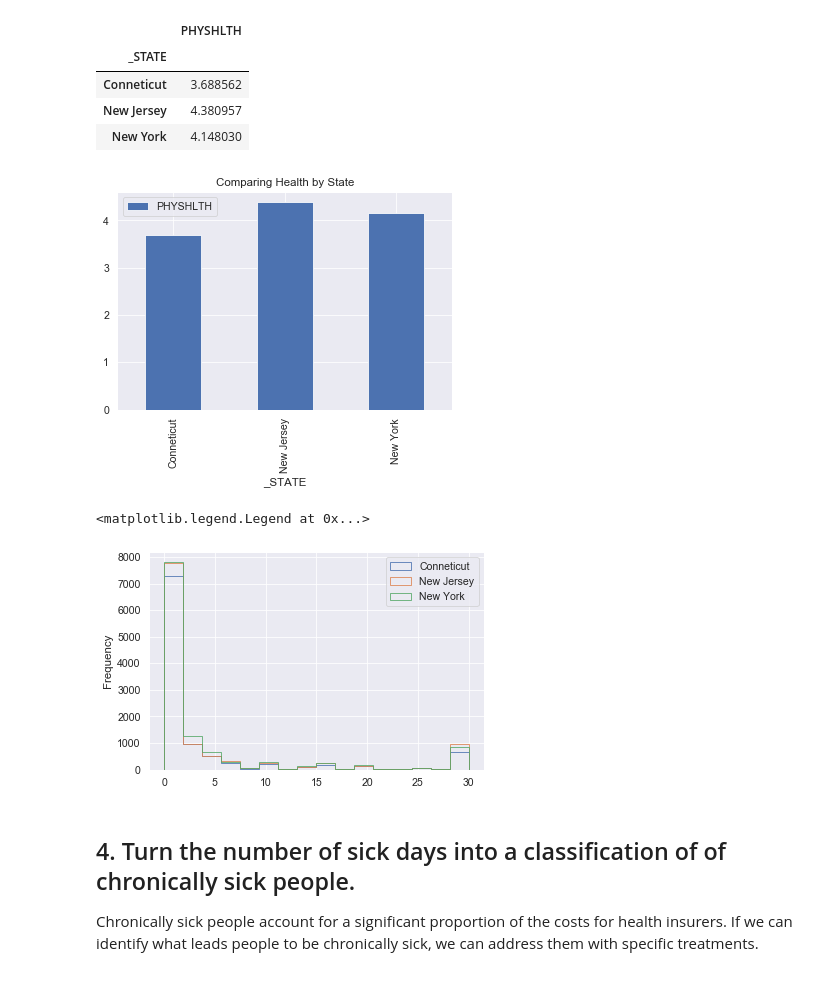
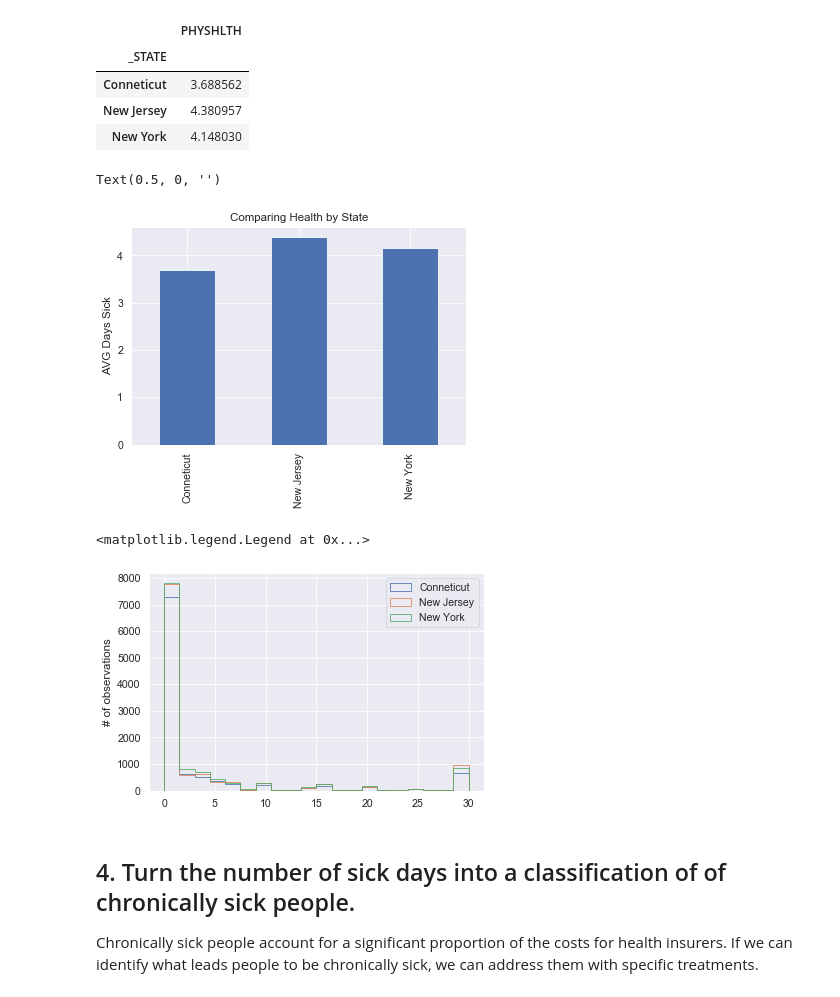
Before and after one commit to Ahila700/nyc-ds-033020-lectures, a Jupyter notebook: Mod_1/STATS_case_study/Stats_project.ipynb, the cells around one changed output. Saved outputs shown, nothing was run; the diff lists cells and outputs as text; code cells hidden in the pictures.

```diff
--- a/Mod_1/STATS_case_study/Stats_project.ipynb
+++ b/Mod_1/STATS_case_study/Stats_project.ipynb
@@ -121,19 +117,23 @@ df.groupby('_STATE').agg({'PHYSHLTH' : 'mean'})
 | New Jersey | 4.380957 |
 | New York | 4.148030 |
 # %%
-ax3 = df.groupby('_STATE').agg({'PHYSHLTH' : 'mean'}).plot(kind = 'bar', title = 'Comparing Health by State')
+ax3 = df.groupby('_STATE').agg({'PHYSHLTH' : 'mean'}).plot(kind = 'bar', title = 'Comparing Health by State', legend = False)
+ax3.set_ylabel('AVG Days Sick')
+ax3.set_xlabel('')
 # %% [output]
+Text(0.5, 0, '')
-[figure, old version]
+[figure, new version]
 # %%
 # graphic showing the histogram of data
 # sns.distplot(df.groupby('_STATE')['PHYSHLTH'].value_counts(), kde=False).set_title("Distribution of People's Sick Days")
 # df.groupby('_STATE')['PHYSHLTH'].value_counts()
 
-df.groupby('_STATE')['PHYSHLTH'].plot(kind='hist', histtype='step', bins=16)
+df.groupby('_STATE')['PHYSHLTH'].plot(kind='hist', histtype='step', bins=20)
+plt.ylabel('# of observations')
 plt.legend()
 # %% [output]
 <matplotlib.legend.Legend at 0x...>
-[figure, old version]
+[figure, new version]
 # %% [markdown]
 ## 4. Turn the number of sick days into a classification of of chronically sick people.
 
```
Also changed, not shown: parts of 18 cells of this notebook.
